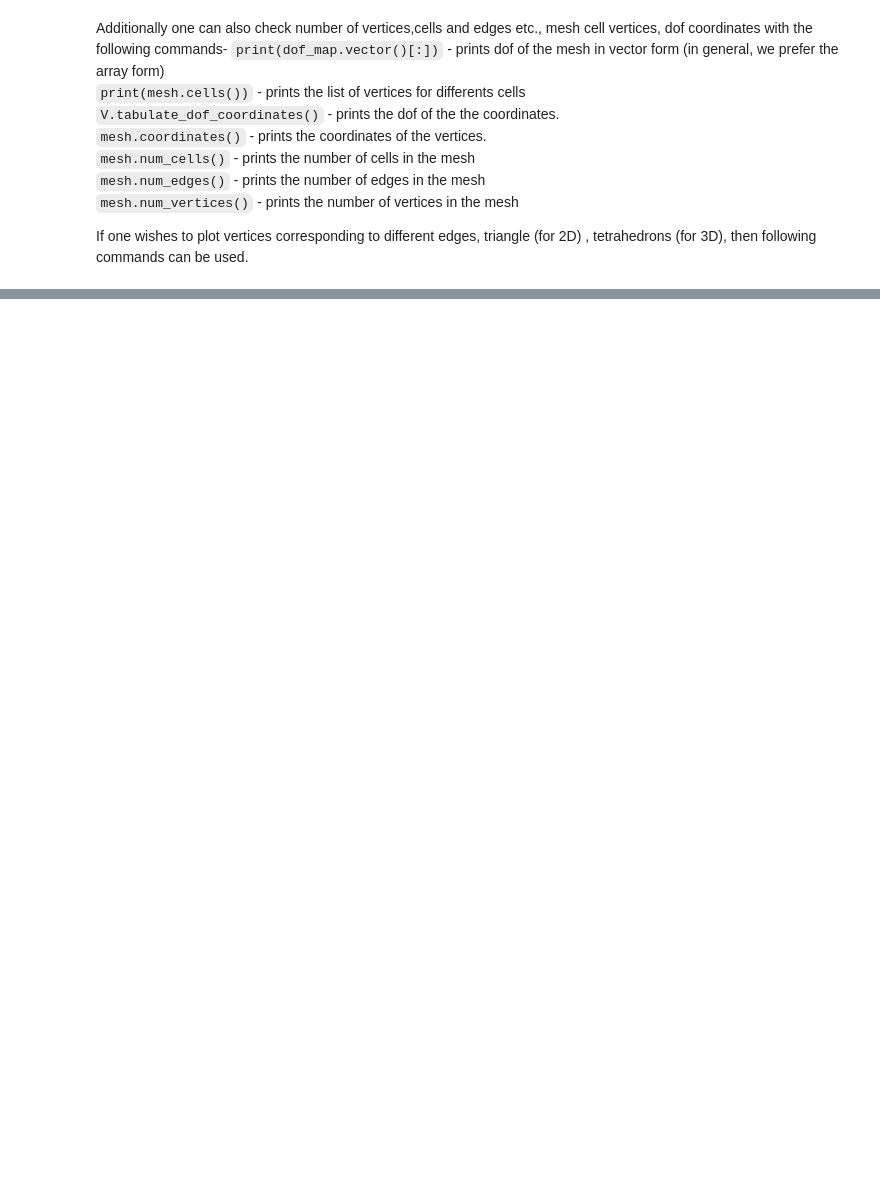
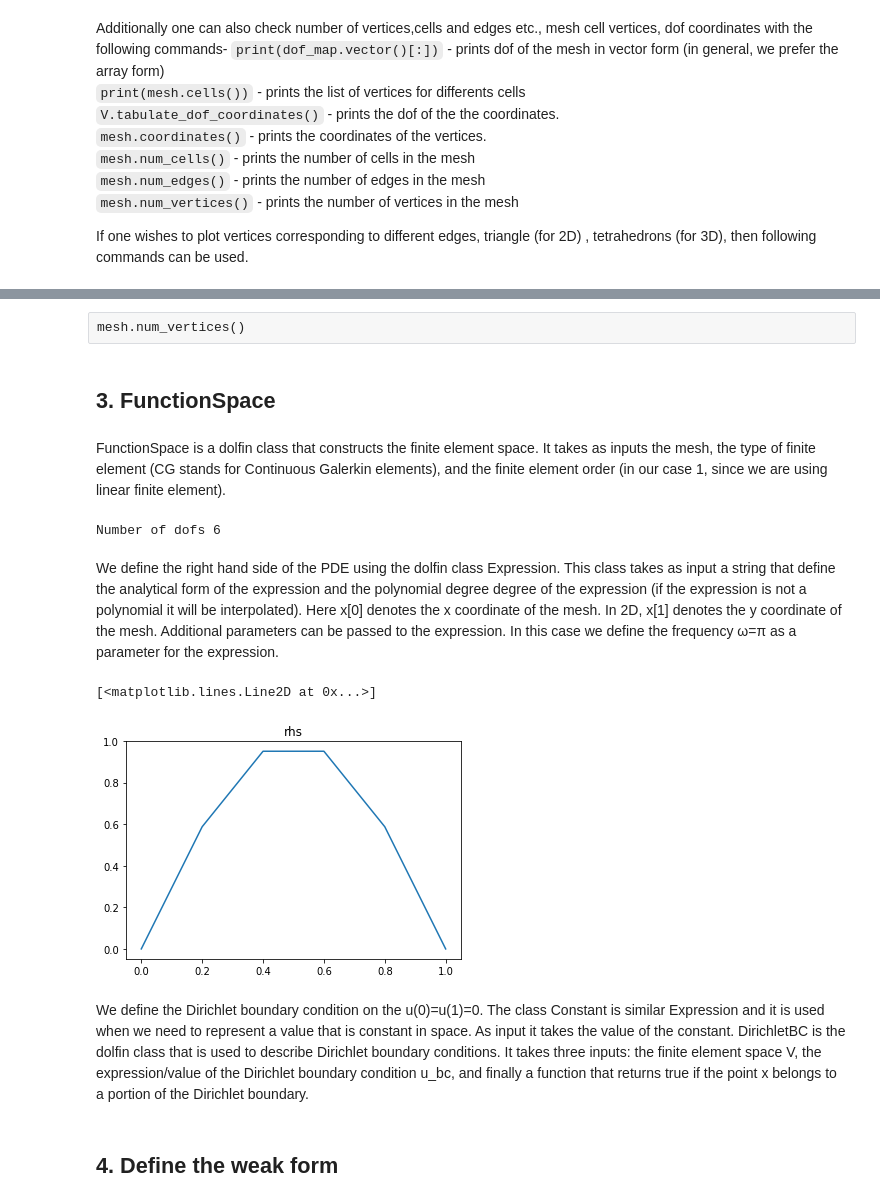
Before and after one commit to iitrabhi/fem, a Jupyter notebook: tutorials/3.fenics_basic/fenics_basic.ipynb, the cells around one changed output, grey strips where cells are left out. Drawn from its saved outputs; the diff is of its cells as text; code cells hidden in the pictures; blank space fills up the shorter version.

```diff
--- a/tutorials/3.fenics_basic/fenics_basic.ipynb
+++ b/tutorials/3.fenics_basic/fenics_basic.ipynb
@@ -216,0 +168,27 @@ mesh.num_vertices()
+# %% [raw]
+mesh.num_vertices()
+# %% [markdown]
+## 3. FunctionSpace
+# %% [markdown]
+FunctionSpace is a dolfin class that constructs the finite element space. It takes as inputs the mesh, the type of finite element (CG stands for Continuous Galerkin elements), and the finite element order (in our case 1, since we are using linear finite element).
+# %%
+V = FunctionSpace(mesh, 'CG', 1)
+print ("Number of dofs", V.dim())
+# %% [output]
+Number of dofs 6
+# %% [markdown]
+We define the right hand side of the PDE using the dolfin class Expression. This class takes as input a string that define the analytical form of the expression and the polynomial degree degree of the expression (if the expression is not a polynomial it will be interpolated). Here x[0] denotes the x coordinate of the mesh. In 2D, x[1] denotes the y coordinate of the mesh. Additional parameters can be passed to the expression. In this case we define the frequency ω=π as a parameter for the expression.
+# %%
+# Define the right hand side. "x[0]" denotes the space coordinate x.
+f = Expression("sin(omega*x[0])", omega = pi, degree = 5)
+
+#visualize the rhs:
+plot(f,mesh=mesh, title="rhs")
+# %% [output]
+[<matplotlib.lines.Line2D at 0x...>]
+[figure, added]
+# %% [markdown]
+We define the Dirichlet boundary condition on the u(0)=u(1)=0. The class Constant is similar Expression and it is used when we need to represent a value that is constant in space.
+As input it takes the value of the constant.
+DirichletBC is the dolfin class that is used to describe Dirichlet boundary conditions.
+It takes three inputs: the finite element space V, the expression/value of the Dirichlet boundary condition u_bc, and finally a function that returns true if the point x belongs to a portion of the Dirichlet boundary.
@@ -216,0 +200,2 @@ mesh.num_vertices()
+# %% [markdown]
+## 4. Define the weak form
```
Also changed, not shown: parts of 40 cells of this notebook, 1 other file.
